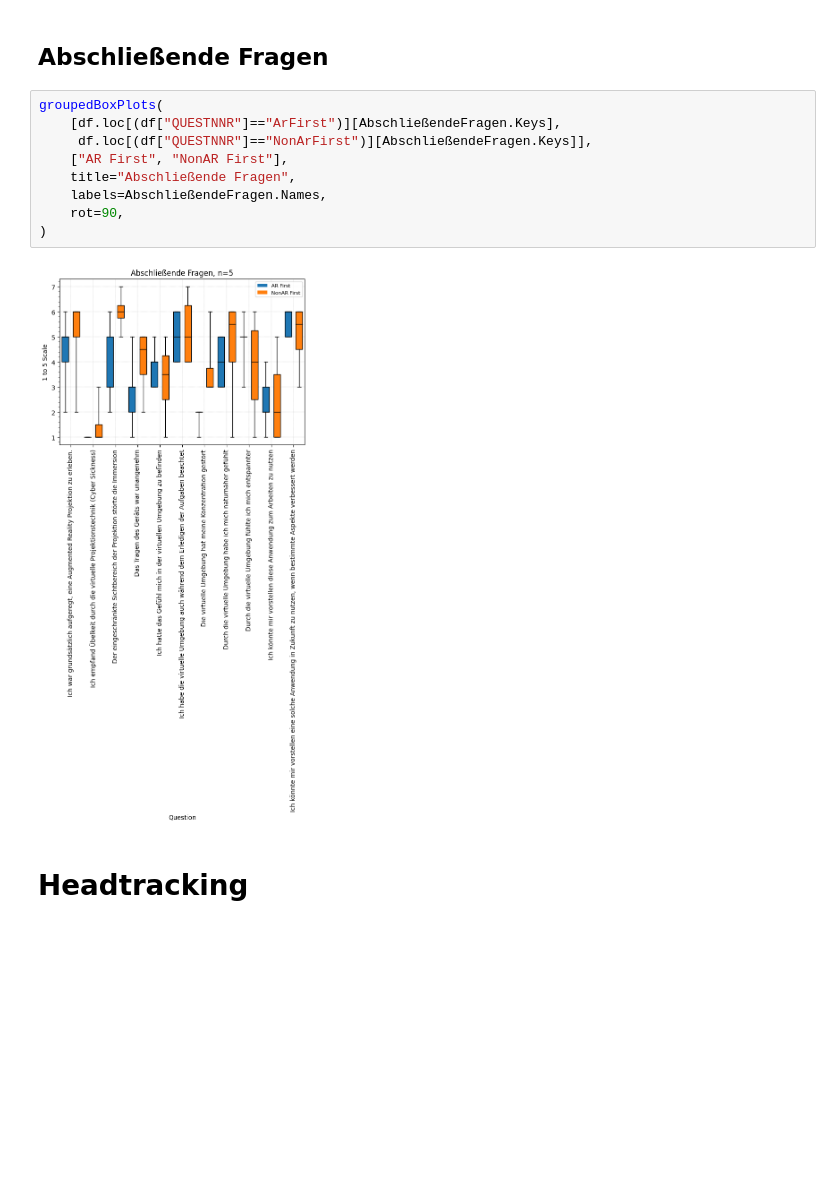
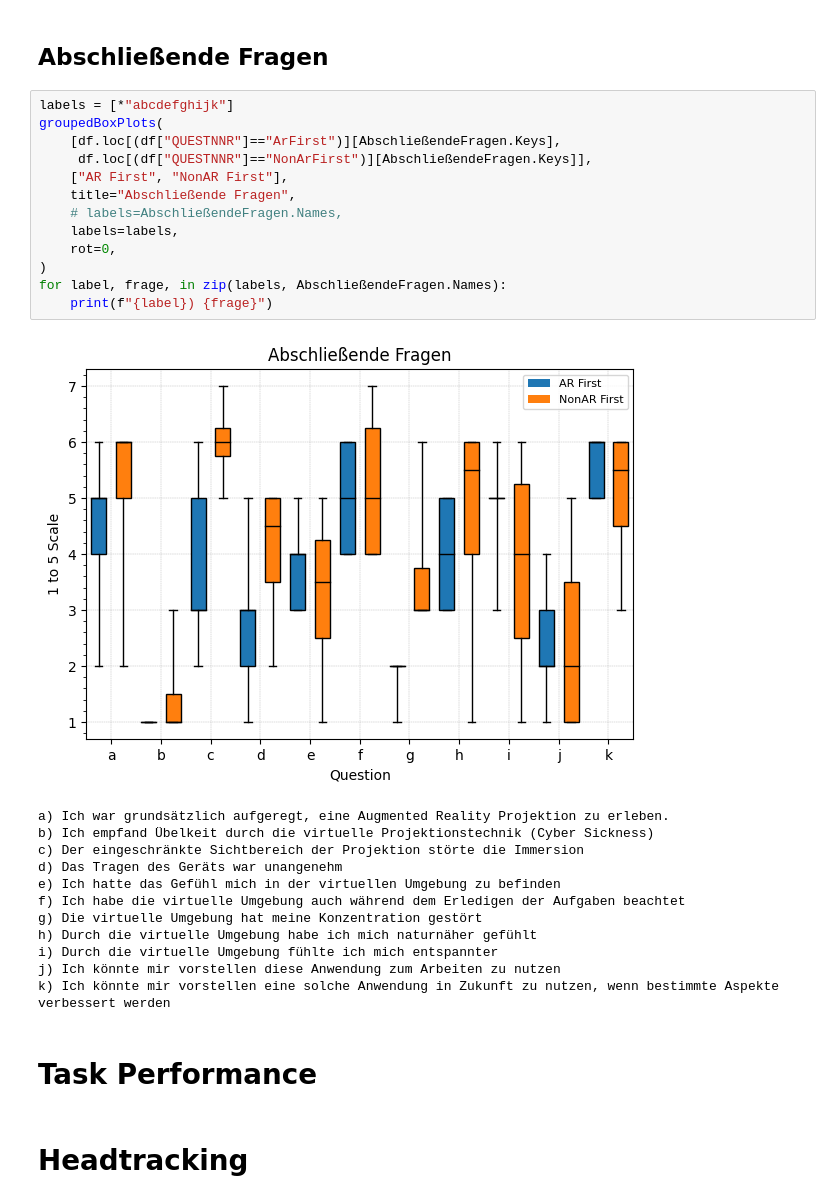
Before and after one commit to BrunoBerger/Zen-Office, a Jupyter notebook: Auswertung/plots.ipynb, the cells around one changed output. Cells and saved outputs as stored; diff of their text form; blank space fills up the shorter version.

Commit message:
better labels for long custom questions + removed default n calculation

```diff
--- a/Auswertung/plots.ipynb
+++ b/Auswertung/plots.ipynb
@@ -114,16 +116,33 @@ groupedBoxPlots(
 # %% [markdown]
 ## Abschließende Fragen
 # %%
+labels = [*"abcdefghijk"]
 groupedBoxPlots(
     [df.loc[(df["QUESTNNR"]=="ArFirst")][AbschließendeFragen.Keys],
      df.loc[(df["QUESTNNR"]=="NonArFirst")][AbschließendeFragen.Keys]],
     ["AR First", "NonAR First"],
     title="Abschließende Fragen",
-    labels=AbschließendeFragen.Names,
-    rot=90,
+    # labels=AbschließendeFragen.Names,
+    labels=labels,
+    rot=0,
 )
+for label, frage, in zip(labels, AbschließendeFragen.Names):
+    print(f"{label}) {frage}")
 # %% [output]
-[figure, old version]
+[figure, new version]
+a) Ich war grundsätzlich aufgeregt, eine Augmented Reality Projektion zu erleben.
+b) Ich empfand Übelkeit durch die virtuelle Projektionstechnik (Cyber Sickness)
+c) Der eingeschränkte Sichtbereich der Projektion störte die Immersion
+d) Das Tragen des Geräts war unangenehm
+e) Ich hatte das Gefühl mich in der virtuellen Umgebung zu befinden
+f) Ich habe die virtuelle Umgebung auch während dem Erledigen der Aufgaben beachtet
+g) Die virtuelle Umgebung hat meine Konzentration gestört
+h) Durch die virtuelle Umgebung habe ich mich naturnäher gefühlt
+i) Durch die virtuelle Umgebung fühlte ich mich entspannter
+j) Ich könnte mir vorstellen diese Anwendung zum Arbeiten zu nutzen
+k) Ich könnte mir vorstellen eine solche Anwendung in Zukunft zu nutzen, wenn bestimmte Aspekte verbessert werden
+# %% [markdown]
+# Task Performance
 # %% [markdown]
 # Headtracking
 # %%
```
Also changed, not shown: parts of 6 cells of this notebook, 1 other file.
